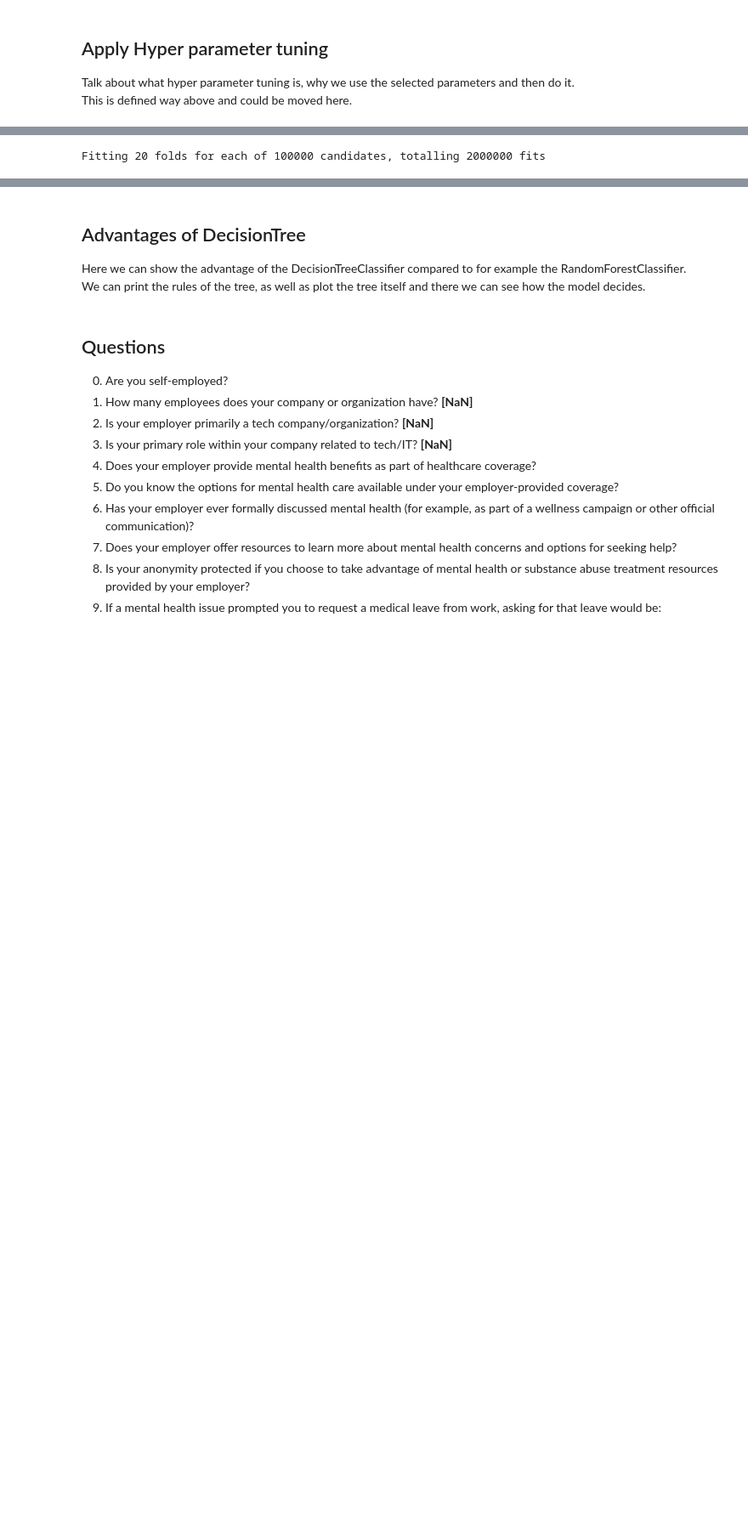
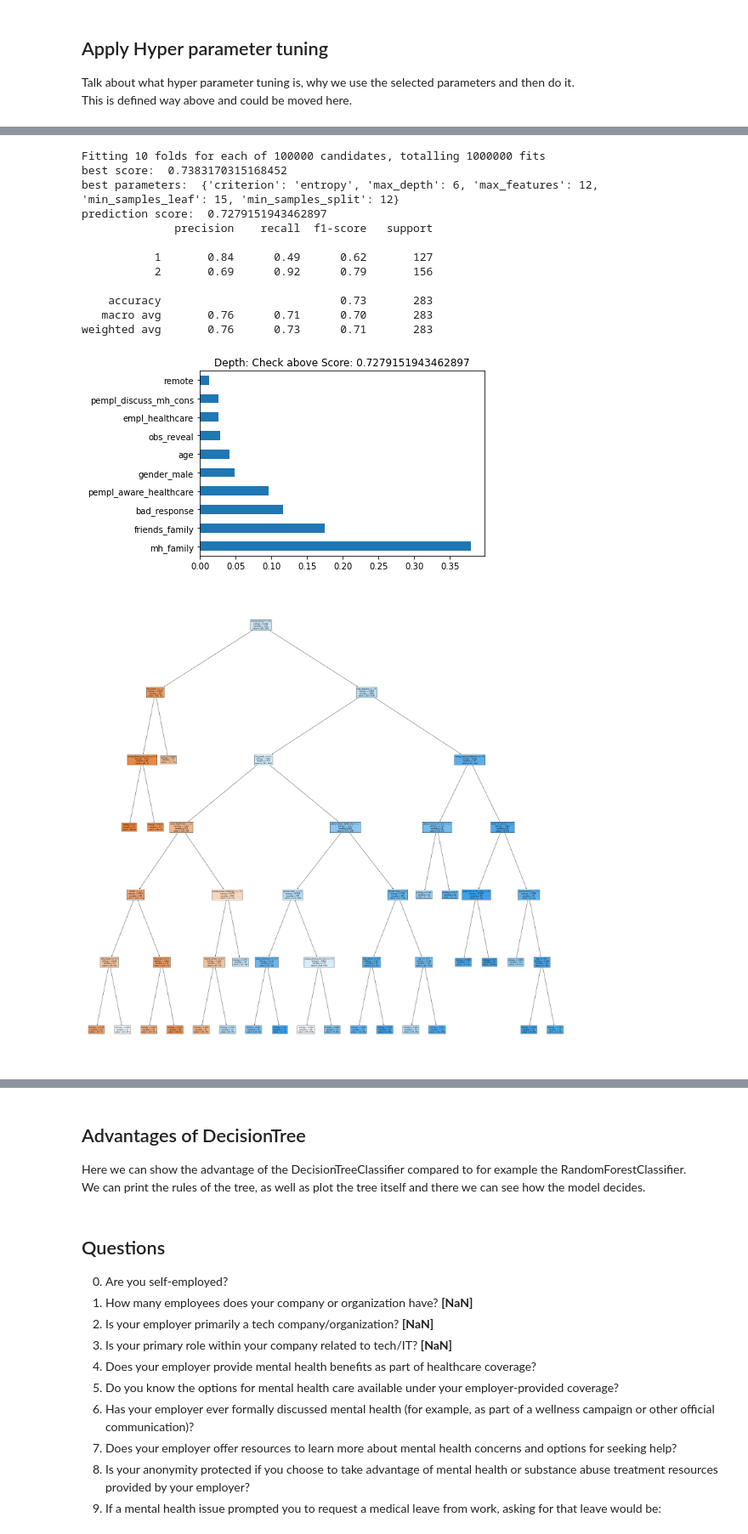
Before and after one commit to LeonOelenberg/DLI-OSMI-Mental-Health, a Jupyter notebook: Notebook.ipynb, the cells around one changed output, grey strips where cells are left out. Shown: that part at 85% size. Drawn from its saved outputs; the diff is of its cells as text; code cells hidden in the pictures; blank space fills up the shorter version.

```diff
--- a/Notebook.ipynb
+++ b/Notebook.ipynb
@@ -549,9 +565,22 @@ it to no predefined split. By cross-validation it will no longer learn specifica
 # %%
 from sklearn.metrics import accuracy_score, mean_absolute_error, classification_report, confusion_matrix, roc_curve, auc
 
 
 clf = DecisionTreeClassifier(random_state=42)
 # pass cv count.
-tune_parameters(clf, 20, param_dist_class, scoring_clf)
+tune_parameters(clf, 10, param_dist_class, scoring_clf)
 # %% [output]
-Fitting 20 folds for each of 100000 candidates, totalling 2000000 fits
+Fitting 10 folds for each of 100000 candidates, totalling 1000000 fits
+best score:  0.7383170315168452
+best parameters:  {'criterion': 'entropy', 'max_depth': 6, 'max_features': 12, 'min_samples_leaf': 15, 'min_samples_split': 12}
+prediction score:  0.7279151943462897
+              precision    recall  f1-score   support
+
+           1       0.84      0.49      0.62       127
+           2       0.69      0.92      0.79       156
+
+    accuracy                           0.73       283
+   macro avg       0.76      0.71      0.70       283
+weighted avg       0.76      0.73      0.71       283
+[figure, added]
+[figure, added]
```
Also changed, not shown: parts of 7 cells of this notebook, 8 other files.
